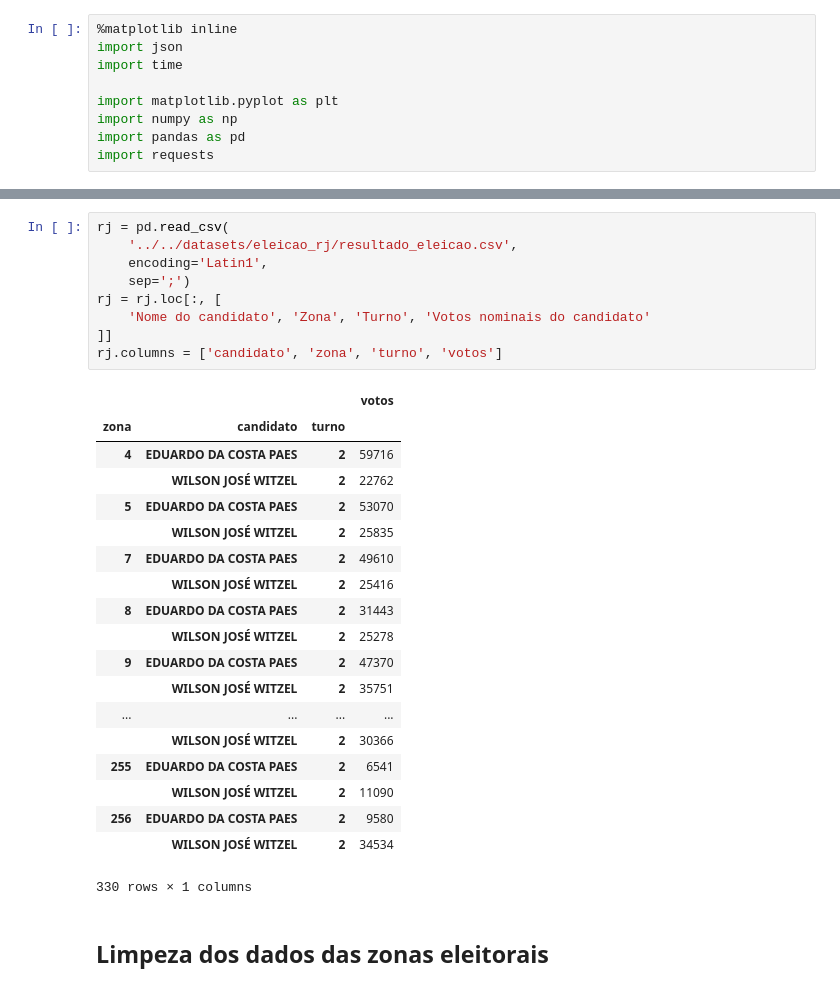
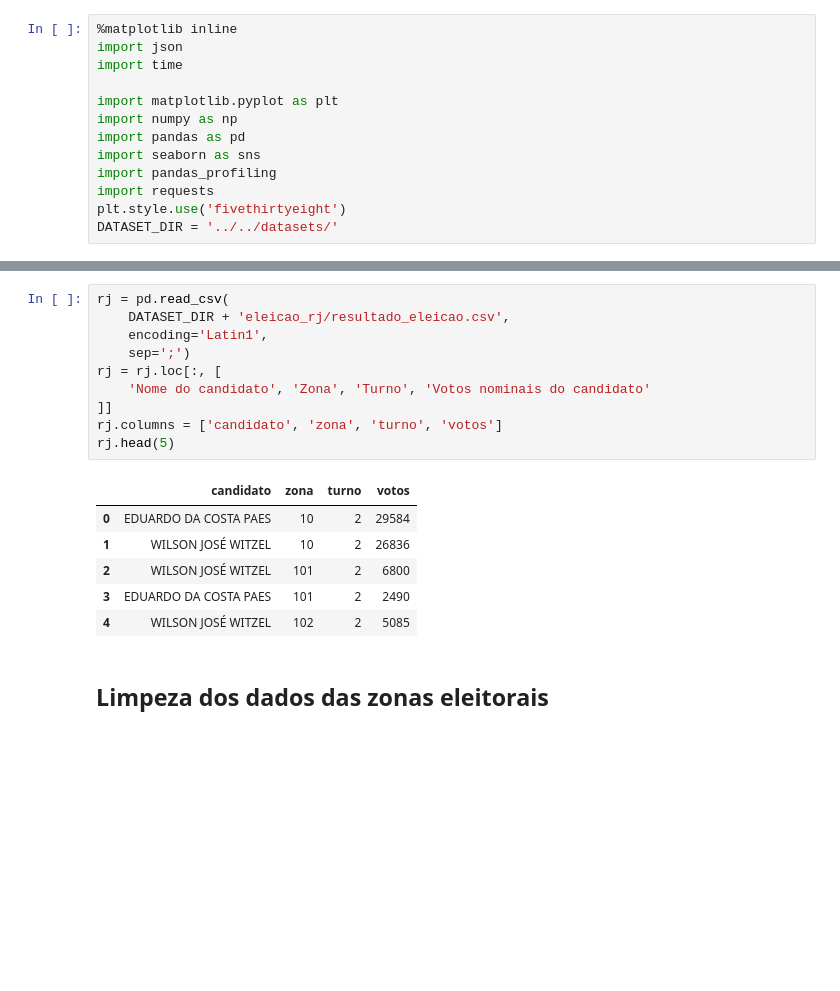
Before and after one commit to gianimpronta/eleicoes2018, a Jupyter notebook: eleicoes.ipynb, the cells around one changed output, grey strips where cells are left out. Saved outputs shown, nothing was run; the diff lists cells and outputs as text; blank space fills up the shorter version.

```diff
--- a/eleicoes.ipynb
+++ b/eleicoes.ipynb
@@ -6,4 +6,8 @@ import time
 import matplotlib.pyplot as plt
 import numpy as np
 import pandas as pd
+import seaborn as sns
+import pandas_profiling
 import requests
+plt.style.use('fivethirtyeight')
+DATASET_DIR = '../../datasets/'
@@ -33,31 +81,19 @@ except FileNotFoundError:
 # %%
 rj = pd.read_csv(
-    '../../datasets/eleicao_rj/resultado_eleicao.csv',
+    DATASET_DIR + 'eleicao_rj/resultado_eleicao.csv',
     encoding='Latin1',
     sep=';')
 rj = rj.loc[:, [
     'Nome do candidato', 'Zona', 'Turno', 'Votos nominais do candidato'
 ]]
 rj.columns = ['candidato', 'zona', 'turno', 'votos']
+rj.head(5)
 # %% [output]
-|  |  |  | votos |
-| zona | candidato | turno |  |
-| 4 | EDUARDO DA COSTA PAES | 2 | 59716 |
-|  | WILSON JOSÉ WITZEL | 2 | 22762 |
-| 5 | EDUARDO DA COSTA PAES | 2 | 53070 |
-|  | WILSON JOSÉ WITZEL | 2 | 25835 |
-| 7 | EDUARDO DA COSTA PAES | 2 | 49610 |
-|  | WILSON JOSÉ WITZEL | 2 | 25416 |
-| 8 | EDUARDO DA COSTA PAES | 2 | 31443 |
-|  | WILSON JOSÉ WITZEL | 2 | 25278 |
-| 9 | EDUARDO DA COSTA PAES | 2 | 47370 |
-|  | WILSON JOSÉ WITZEL | 2 | 35751 |
-| ... | ... | ... | ... |
-|  | WILSON JOSÉ WITZEL | 2 | 30366 |
-| 255 | EDUARDO DA COSTA PAES | 2 | 6541 |
-|  | WILSON JOSÉ WITZEL | 2 | 11090 |
-| 256 | EDUARDO DA COSTA PAES | 2 | 9580 |
-|  | WILSON JOSÉ WITZEL | 2 | 34534 |
+|  | candidato | zona | turno | votos |
+| 0 | EDUARDO DA COSTA PAES | 10 | 2 | 29584 |
+| 1 | WILSON JOSÉ WITZEL | 10 | 2 | 26836 |
+| 2 | WILSON JOSÉ WITZEL | 101 | 2 | 6800 |
+| 3 | EDUARDO DA COSTA PAES | 101 | 2 | 2490 |
+| 4 | WILSON JOSÉ WITZEL | 102 | 2 | 5085 |
-330 rows × 1 columns
 # %% [markdown]
 ## Limpeza dos dados das zonas eleitorais
```
Also changed, not shown: parts of 24 cells of this notebook, 1 other file.
